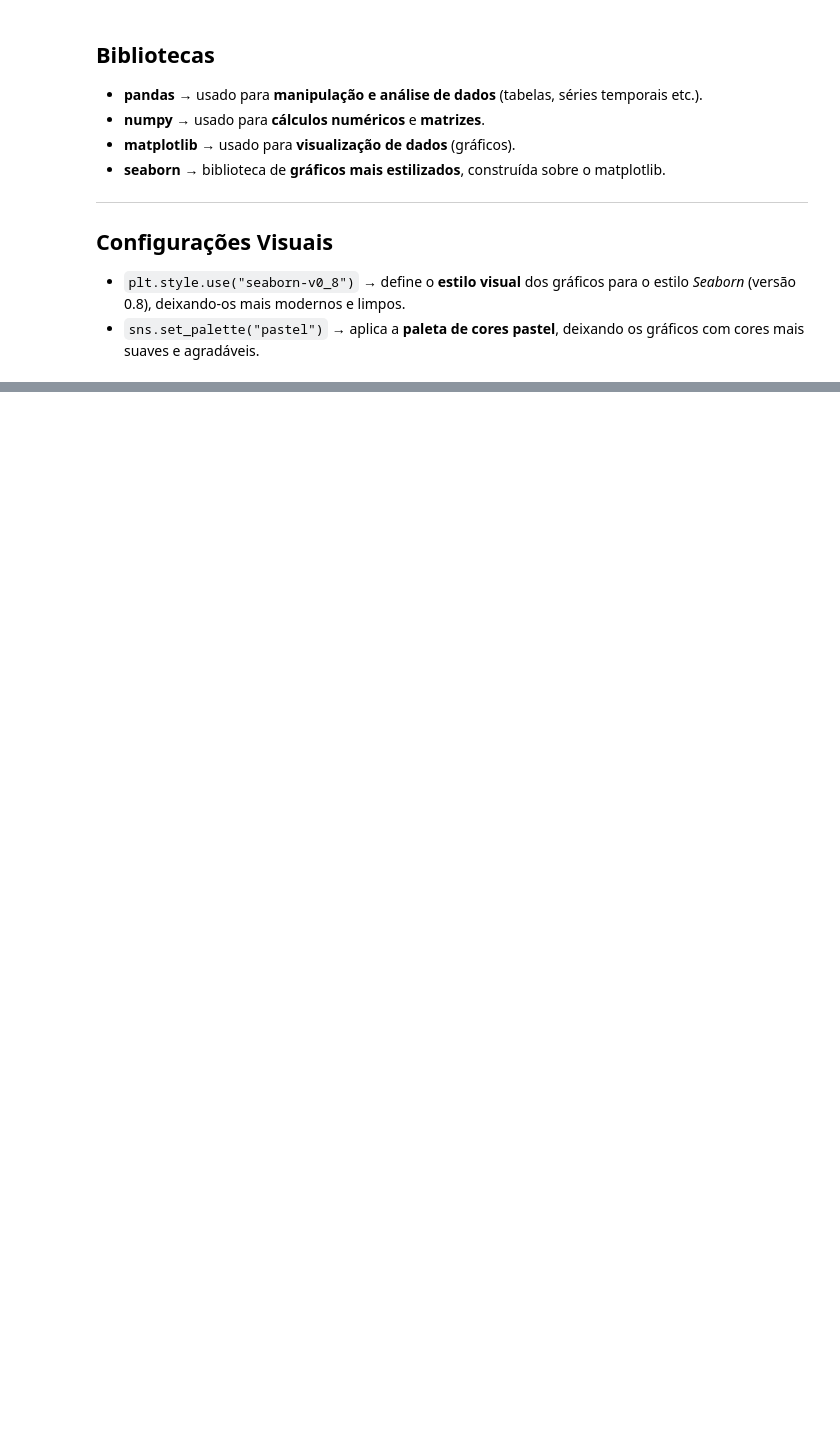
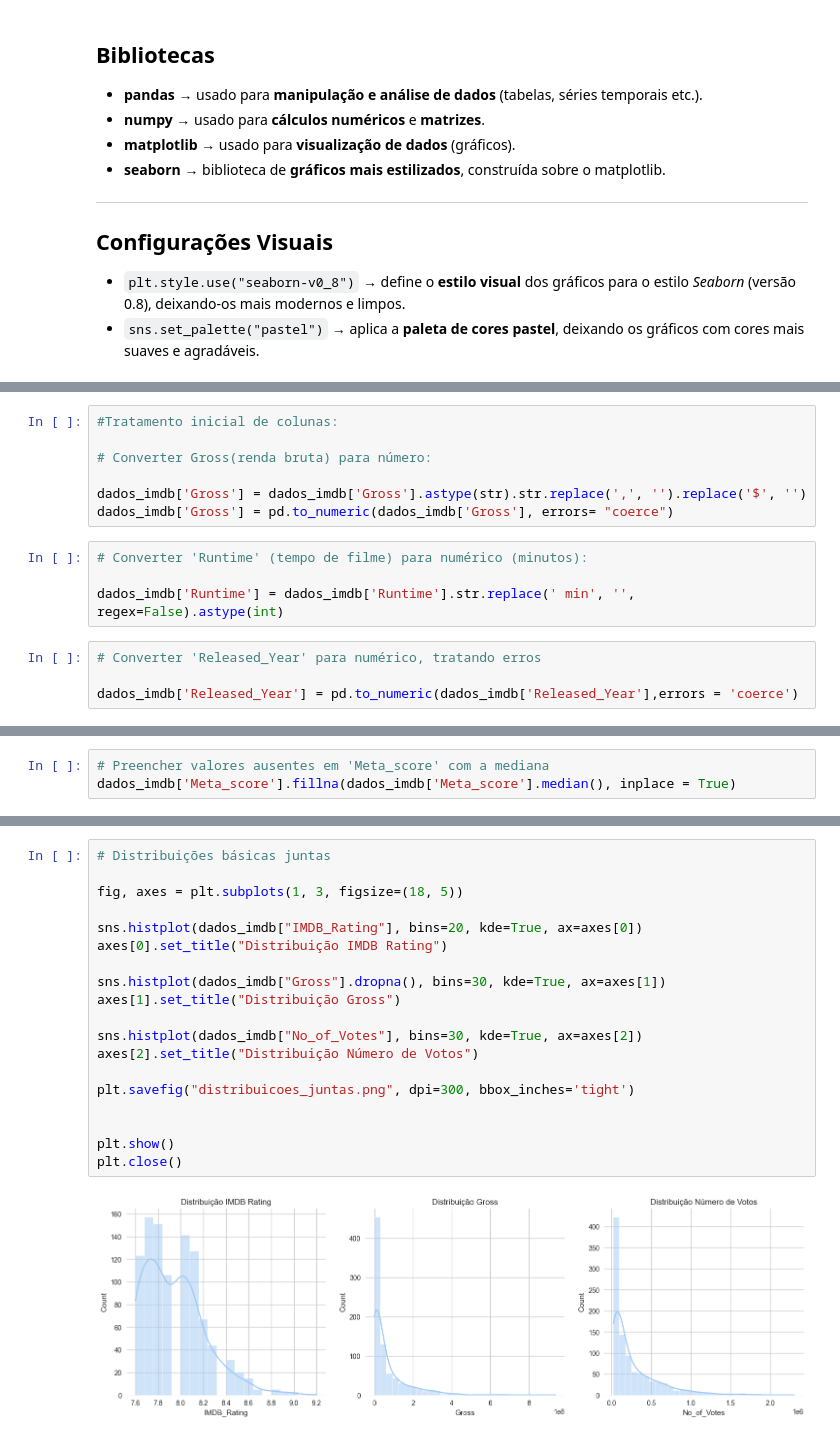
Before and after one commit to Barbaralampert97/LH_CD_Barbaralampert97, a Jupyter notebook: analise.ipynb, the cells around one changed output, grey strips where cells are left out. Saved outputs shown, nothing was run; the diff lists cells and outputs as text; blank space fills up the shorter version.

Commit message:
Primeiras Análises Exploratória de Dados (EDA) e Gráficos (formato png) criados

```diff
--- a/analise.ipynb
+++ b/analise.ipynb
@@ -36,0 +93,15 @@ dados_imdb = pd.read_csv("desafio_indicium_imdb.csv", sep=",")
+# %%
+#Tratamento inicial de colunas:
+
+# Converter Gross(renda bruta) para número:
+
+dados_imdb['Gross'] = dados_imdb['Gross'].astype(str).str.replace(',', '').replace('$', '')
+dados_imdb['Gross'] = pd.to_numeric(dados_imdb['Gross'], errors= "coerce")
+# %%
+# Converter 'Runtime' (tempo de filme) para numérico (minutos):
+
+dados_imdb['Runtime'] = dados_imdb['Runtime'].str.replace(' min', '', regex=False).astype(int)
+# %%
+# Converter 'Released_Year' para numérico, tratando erros
+
+dados_imdb['Released_Year'] = pd.to_numeric(dados_imdb['Released_Year'],errors = 'coerce')
@@ -36,0 +129,3 @@ dados_imdb = pd.read_csv("desafio_indicium_imdb.csv", sep=",")
+# %%
+# Preencher valores ausentes em 'Meta_score' com a mediana
+dados_imdb['Meta_score'].fillna(dados_imdb['Meta_score'].median(), inplace = True)
@@ -36,0 +169,21 @@ dados_imdb = pd.read_csv("desafio_indicium_imdb.csv", sep=",")
+# %%
+# Distribuições básicas juntas
+
+fig, axes = plt.subplots(1, 3, figsize=(18, 5))
+
+sns.histplot(dados_imdb["IMDB_Rating"], bins=20, kde=True, ax=axes[0])
+axes[0].set_title("Distribuição IMDB Rating")
+
+sns.histplot(dados_imdb["Gross"].dropna(), bins=30, kde=True, ax=axes[1])
+axes[1].set_title("Distribuição Gross")
+
+sns.histplot(dados_imdb["No_of_Votes"], bins=30, kde=True, ax=axes[2])
+axes[2].set_title("Distribuição Número de Votos")
+
+plt.savefig("distribuicoes_juntas.png", dpi=300, bbox_inches='tight')
+
+
+plt.show()
+plt.close()
+# %% [output]
+[figure, added]
```
Also changed, not shown: parts of 14 cells of this notebook, 7 other files.
